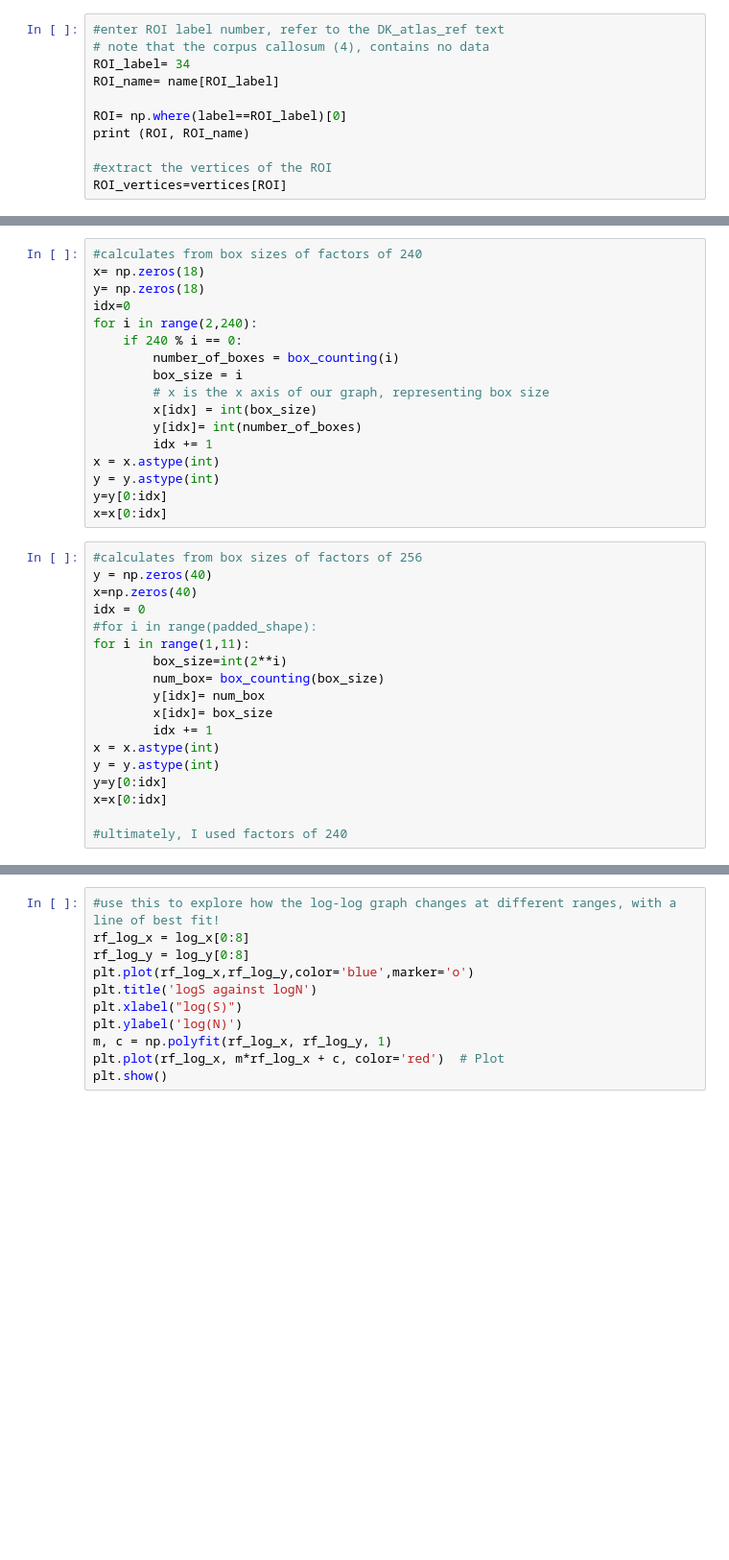
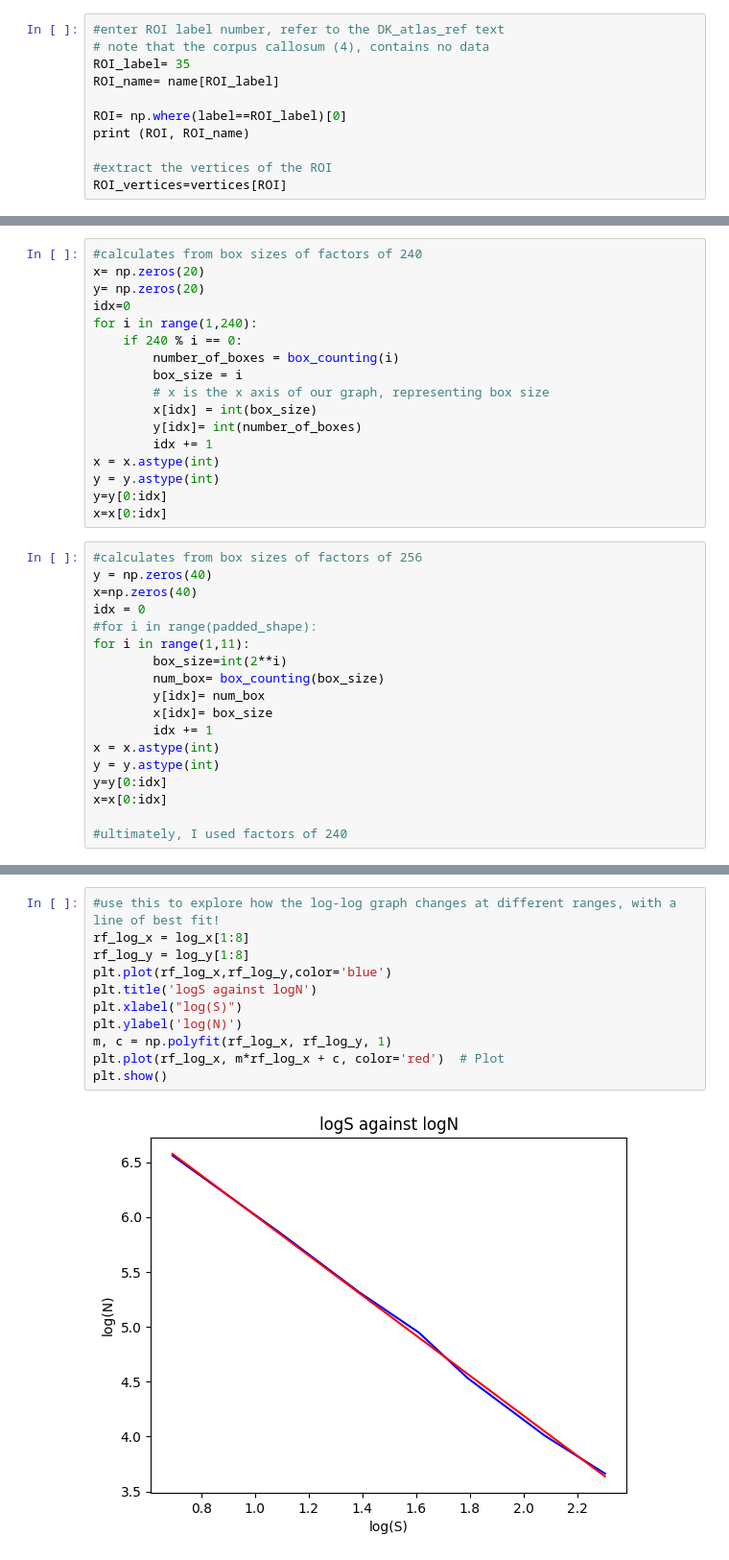
Before and after one commit to R-o-r-o-u-r-b-o-a-t/Fractal-Dimension-Of-The-Brain, a Jupyter notebook: surf_parcel.ipynb, the cells around one changed output, grey strips where cells are left out. Shown at 96% size. Cells and saved outputs as stored; diff of their text form; blank space fills up the shorter version.

Commit message:
visual

```diff
--- a/surf_parcel.ipynb
+++ b/surf_parcel.ipynb
@@ -35,7 +42,7 @@ else:
 # %%
 #enter ROI label number, refer to the DK_atlas_ref text
 # note that the corpus callosum (4), contains no data
-ROI_label= 34
+ROI_label= 35
 ROI_name= name[ROI_label]
 
 ROI= np.where(label==ROI_label)[0]
@@ -80,10 +92,10 @@ def box_counting(box_size):
     return counter
 # %%
 #calculates from box sizes of factors of 240
-x= np.zeros(18)
-y= np.zeros(18)
+x= np.zeros(20)
+y= np.zeros(20)
 idx=0
-for i in range(2,240):
+for i in range(1,240):
     if 240 % i == 0:
         number_of_boxes = box_counting(i)
         box_size = i
@@ -166,14 +200,16 @@ if widest_range<4:
 # %%
 #use this to explore how the log-log graph changes at different ranges, with a line of best fit!
-rf_log_x = log_x[0:8]
-rf_log_y = log_y[0:8]
-plt.plot(rf_log_x,rf_log_y,color='blue',marker='o')
+rf_log_x = log_x[1:8]
+rf_log_y = log_y[1:8]
+plt.plot(rf_log_x,rf_log_y,color='blue')
 plt.title('logS against logN')
 plt.xlabel("log(S)")
 plt.ylabel('log(N)')
 m, c = np.polyfit(rf_log_x, rf_log_y, 1)
 plt.plot(rf_log_x, m*rf_log_x + c, color='red')  # Plot
 plt.show()
+# %% [output]
+[figure, added]
 # %%
 print("Fractal Dimension is: ", -m)
 correlation_coefficient = np.corrcoef(rf_log_x, rf_log_y)[0, 1]
```
Also changed, not shown: parts of 10 cells of this notebook, 2 other files.
